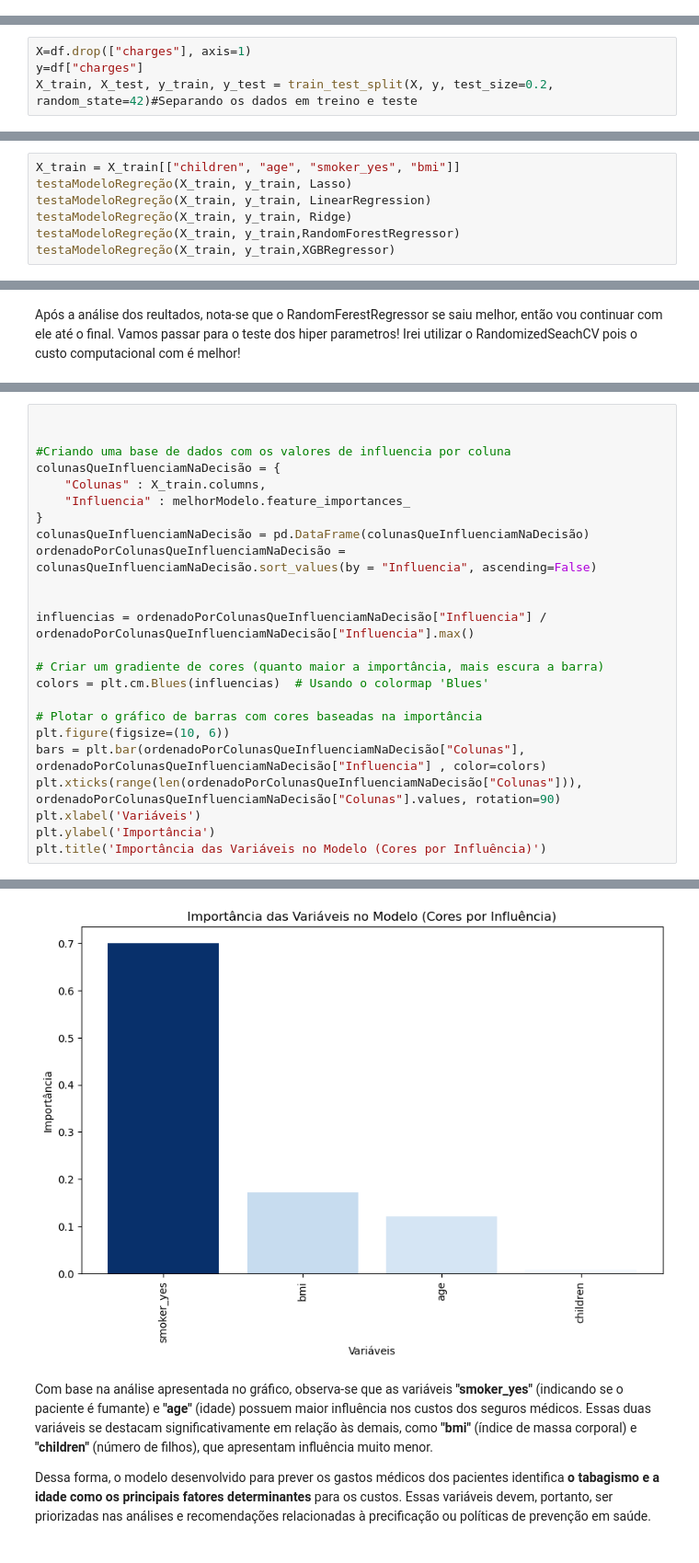
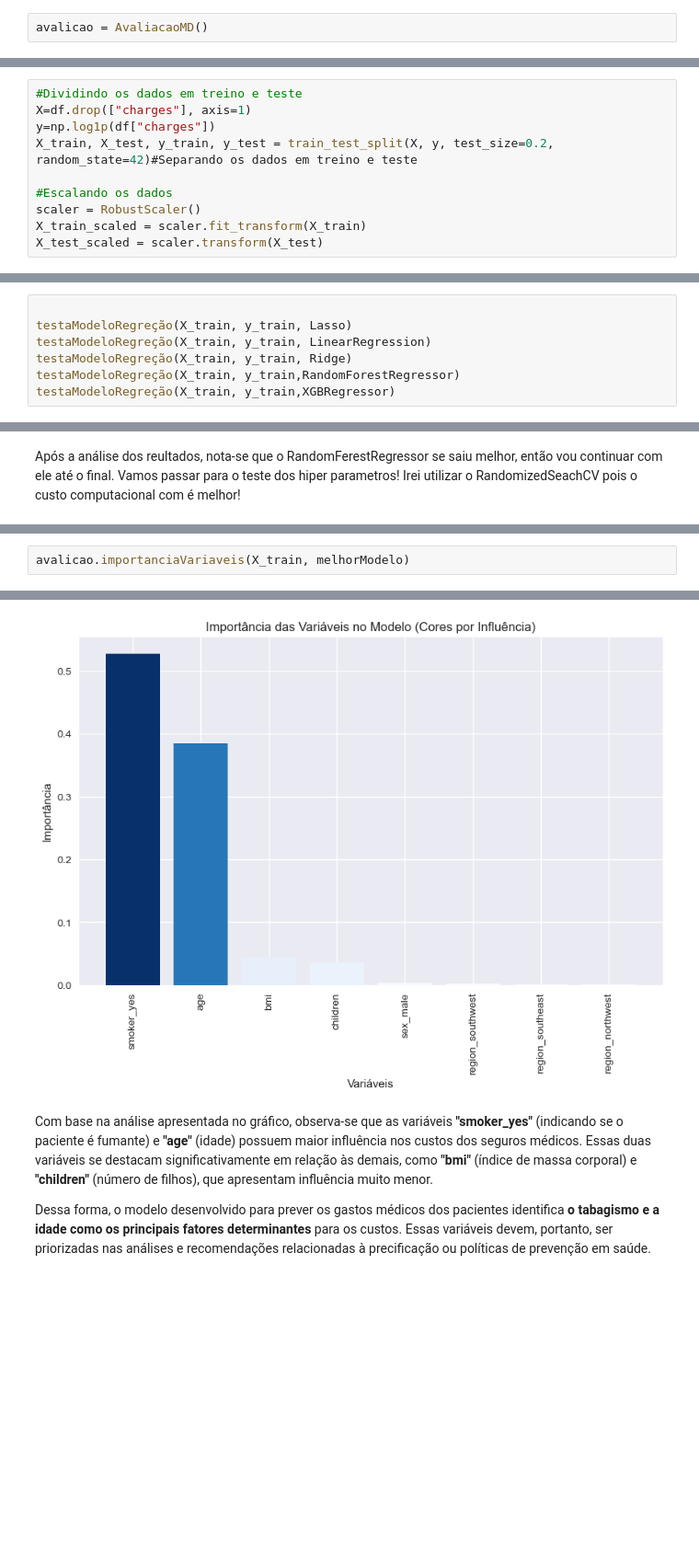
Before and after one commit to Riansito/Analise-de-Custos-de-Seguro-Saude-Modelagem-Preditiva, a Jupyter notebook: Notebooks/modeloPredição.ipynb, the cells around one changed output, grey strips where cells are left out. Shown at 92% size. Drawn from its saved outputs; the diff is of its cells as text; blank space fills up the shorter version.

Commit message:
Criando funçoes especificas para a avaliação do modelo

```diff
--- a/Notebooks/modeloPredição.ipynb
+++ b/Notebooks/modeloPredição.ipynb
@@ -31,3 +42,5 @@ import statsmodels.api as sm
+# %%
+avalicao = AvaliacaoMD()
 # %%
 df = pd.read_csv("../Dados/Base de Dados Tratada (insurance).csv", index_col=0)#Lendo base de dados tratada
 df.head()
@@ -43,7 +61,13 @@ Após leitura dos dados, eu vou analisar quais das features tem as maiores influ
 # %%
+#Dividindo os dados em treino e teste
 X=df.drop(["charges"], axis=1)
-y=df["charges"]
+y=np.log1p(df["charges"])
 X_train, X_test, y_train, y_test = train_test_split(X, y, test_size=0.2, random_state=42)#Separando os dados em treino e teste
+
+#Escalando os dados
+scaler = RobustScaler()
+X_train_scaled = scaler.fit_transform(X_train)
+X_test_scaled = scaler.transform(X_test)
 # %% [markdown]
 Feito a separação dos dados, vamos partir para a avaliação dos modelos e qual irá se sair melhor.
 # %%
@@ -67,7 +91,7 @@ def testaModeloRegreção(X, y, modelo):
     for name, value in metricas.items():
         print(f"{name}: {value:.4f}")
 # %%
-X_train = X_train[["children", "age", "smoker_yes", "bmi"]]
+
 testaModeloRegreção(X_train, y_train, Lasso)
 testaModeloRegreção(X_train, y_train, LinearRegression)
 testaModeloRegreção(X_train, y_train, Ridge)
@@ -181,27 +216,5 @@ Esses resultados evidenciam que o ajuste dos hiperparâmetros foi bem-sucedido,
 
 Por fim, as variáveis mais influentes no modelo ajustado também serão analisadas para identificar quais características mais impactam as previsões do modelo e ajudar a interpretar os resultados em termos de decisão prática.
 # %%
-
-
-#Criando uma base de dados com os valores de influencia por coluna
-colunasQueInfluenciamNaDecisão = {
-    "Colunas" : X_train.columns,
-    "Influencia" : melhorModelo.feature_importances_
-}
-colunasQueInfluenciamNaDecisão = pd.DataFrame(colunasQueInfluenciamNaDecisão)
-ordenadoPorColunasQueInfluenciamNaDecisão = colunasQueInfluenciamNaDecisão.sort_values(by = "Influencia", ascending=False)
-
-
-influencias = ordenadoPorColunasQueInfluenciamNaDecisão["Influencia"] / ordenadoPorColunasQueInfluenciamNaDecisão["Influencia"].max()
-
-# Criar um gradiente de cores (quanto maior a importância, mais escura a barra)
-colors = plt.cm.Blues(influencias)  # Usando o colormap 'Blues'
-
-# Plotar o gráfico de barras com cores baseadas na importância
-plt.figure(figsize=(10, 6))
-bars = plt.bar(ordenadoPorColunasQueInfluenciamNaDecisão["Colunas"], ordenadoPorColunasQueInfluenciamNaDecisão["Influencia"] , color=colors)
-plt.xticks(range(len(ordenadoPorColunasQueInfluenciamNaDecisão["Colunas"])), ordenadoPorColunasQueInfluenciamNaDecisão["Colunas"].values, rotation=90)
-plt.xlabel('Variáveis')
-plt.ylabel('Importância')
-plt.title('Importância das Variáveis no Modelo (Cores por Influência)')
+avalicao.importanciaVariaveis(X_train, melhorModelo)
 # %% [output]
@@ -209,4 +221,4 @@ Text(0.5, 1.0, 'Importância das Variáveis no Modelo (Cores por Influência)')
-[figure, old version]
+[figure, new version]
 # %% [markdown]
 Com base na análise apresentada no gráfico, observa-se que as variáveis **"smoker_yes"** (indicando se o paciente é fumante) e **"age"** (idade) possuem maior influência nos custos dos seguros médicos. Essas duas variáveis se destacam significativamente em relação às demais, como **"bmi"** (índice de massa corporal) e **"children"** (número de filhos), que apresentam influência muito menor.
 
```
Also changed, not shown: parts of 11 cells of this notebook, 1 other file.
